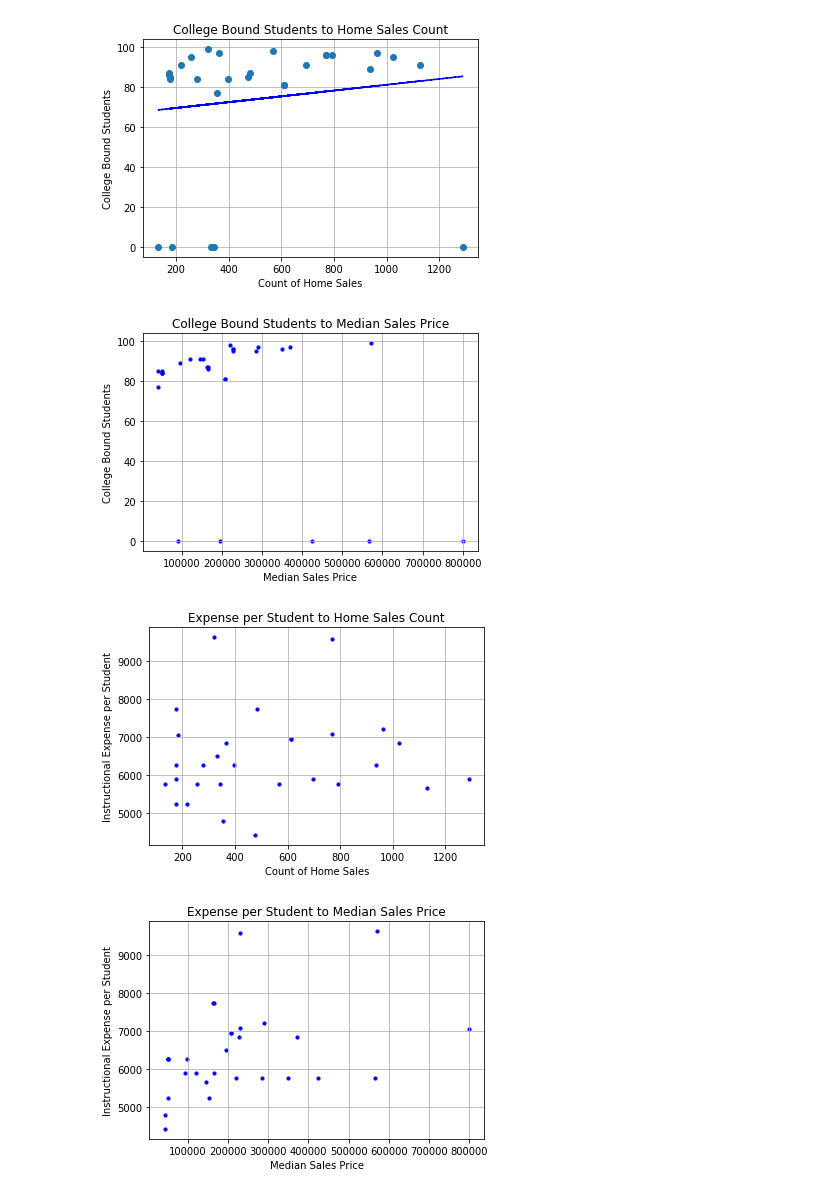
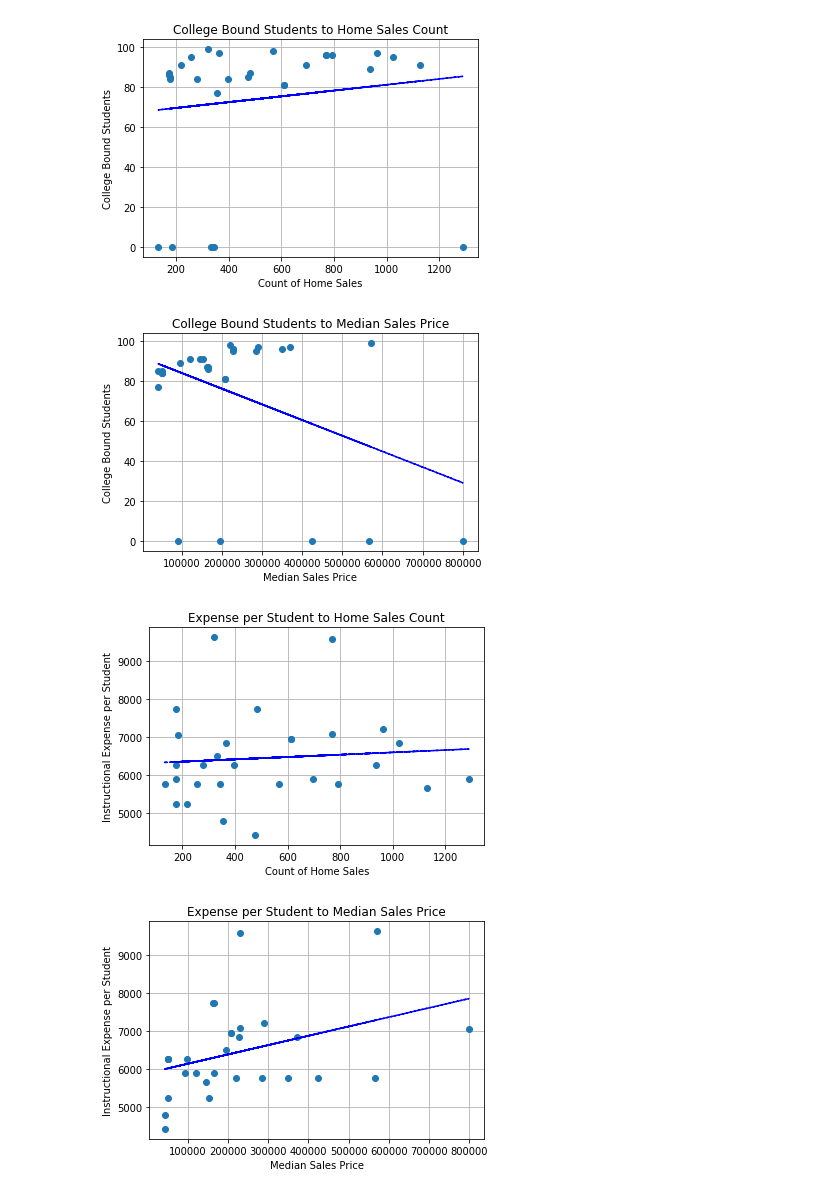
Before and after one commit to turtle3k/team-project, a Jupyter notebook: Data/ChartsforPresentation.ipynb, the cells around one changed output. Saved outputs shown, nothing was run; the diff lists cells and outputs as text; code cells hidden in the pictures.

Commit message:
Charts with Regression Lines

```diff
--- a/Data/ChartsforPresentation.ipynb
+++ b/Data/ChartsforPresentation.ipynb
@@ -57,7 +60,13 @@ plt.show()
 # %% [output]
 [figure]
 # %%
-plt.scatter(sales_details_2018["medsaleprice"], school_details["collegebound"], marker="o", color = ["blue"], s = 10)
+#plt.scatter(sales_details_2018["medsaleprice"], school_details["collegebound"], marker="o", color = ["blue"], s = 10)
+
+(slope, intercept, _, _, _) = linregress(sales_details_2018["medsaleprice"], school_details["collegebound"])
+fit = slope * sales_details_2018["medsaleprice"] + intercept
+fig, ax = plt.subplots()
+ax.plot(sales_details_2018["medsaleprice"], school_details["collegebound"], linewidth=0, marker='o')
+ax.plot(sales_details_2018["medsaleprice"], fit, 'b--')
 
 plt.title("College Bound Students to Median Sales Price")
 plt.xlabel("Median Sales Price")
@@ -68,22 +77,34 @@ plt.grid(True)
 
 plt.show()
 # %% [output]
-[figure, old version]
+[figure, new version]
 # %%
-plt.scatter(sales_details_2018["homesalecount"], school_details["Instructionalexpensepupil"], marker="o", color = ["blue"], s = 10)
+#plt.scatter(sales_details_2018["homesalecount"], school_details["Instructionalexpensepupil"], marker="o", color = ["blue"], s = 10)
+
+(slope, intercept, _, _, _) = linregress(sales_details_2018["homesalecount"], school_details["Instructionalexpensepupil"])
+fit = slope * sales_details_2018["homesalecount"] + intercept
+fig, ax = plt.subplots()
+ax.plot(sales_details_2018["homesalecount"], school_details["Instructionalexpensepupil"], linewidth=0, marker='o')
+ax.plot(sales_details_2018["homesalecount"], fit, 'b--')
 
 plt.title("Expense per Student to Home Sales Count")
 plt.xlabel("Count of Home Sales")
 plt.ylabel("Instructional Expense per Student")
 plt.grid(True)
 
 #plt.savefig("InstructionalExpenseHomeSalesCount.png")
 
 plt.show()
 # %% [output]
-[figure, old version]
+[figure, new version]
 # %%
-plt.scatter(sales_details_2018["medsaleprice"], school_details["Instructionalexpensepupil"], marker="o", color = ["blue"], s = 10)
+#plt.scatter(sales_details_2018["medsaleprice"], school_details["Instructionalexpensepupil"], marker="o", color = ["blue"], s = 10)
+
+(slope, intercept, _, _, _) = linregress(sales_details_2018["medsaleprice"], school_details["Instructionalexpensepupil"])
+fit = slope * sales_details_2018["medsaleprice"] + intercept
+fig, ax = plt.subplots()
+ax.plot(sales_details_2018["medsaleprice"], school_details["Instructionalexpensepupil"], linewidth=0, marker='o')
+ax.plot(sales_details_2018["medsaleprice"], fit, 'b--')
 
 plt.title("Expense per Student to Median Sales Price")
 plt.xlabel("Median Sales Price")
@@ -94,4 +115,4 @@ plt.grid(True)
 
 plt.show()
 # %% [output]
-[figure, old version]
+[figure, new version]
```
Also changed, not shown: parts of 1 cell of this notebook.
